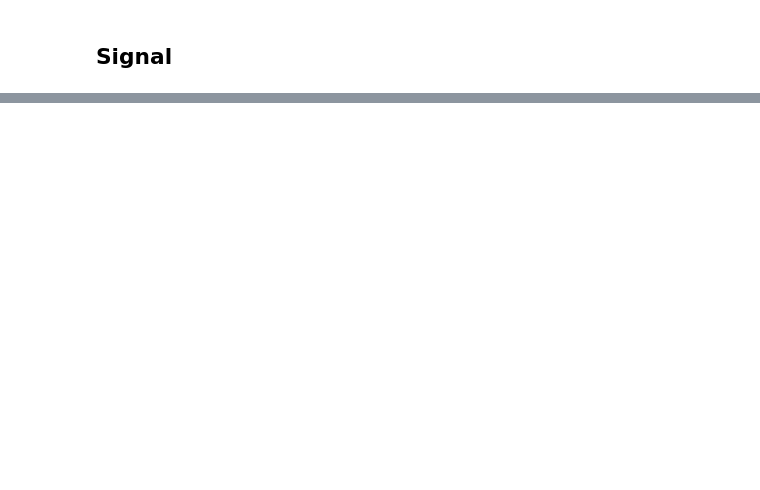
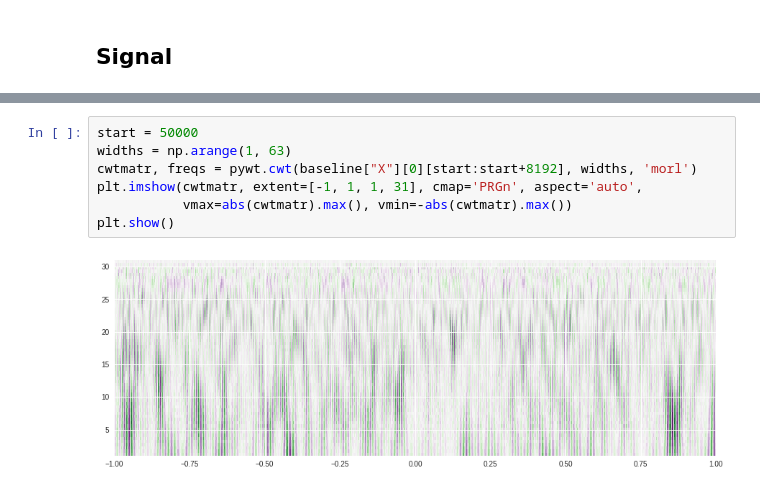
Before and after one commit to rcurrie/notebooks, a Jupyter notebook: braingeneers/renyi-entropy.ipynb, the cells around one changed output, grey strips where cells are left out. Drawn from its saved outputs; the diff is of its cells as text; blank space fills up the shorter version.

```diff
--- a/braingeneers/renyi-entropy.ipynb
+++ b/braingeneers/renyi-entropy.ipynb
@@ -54 +82,10 @@ plt.show()
+# %%
+start = 50000
+widths = np.arange(1, 63)
+cwtmatr, freqs = pywt.cwt(baseline["X"][0][start:start+8192], widths, 'morl')
+plt.imshow(cwtmatr, extent=[-1, 1, 1, 31], cmap='PRGn', aspect='auto',
+           vmax=abs(cwtmatr).max(), vmin=-abs(cwtmatr).max())
+plt.show()
+# %% [output]
+[figure, added]
 # %%
```
Also changed, not shown: parts of 13 cells of this notebook.
